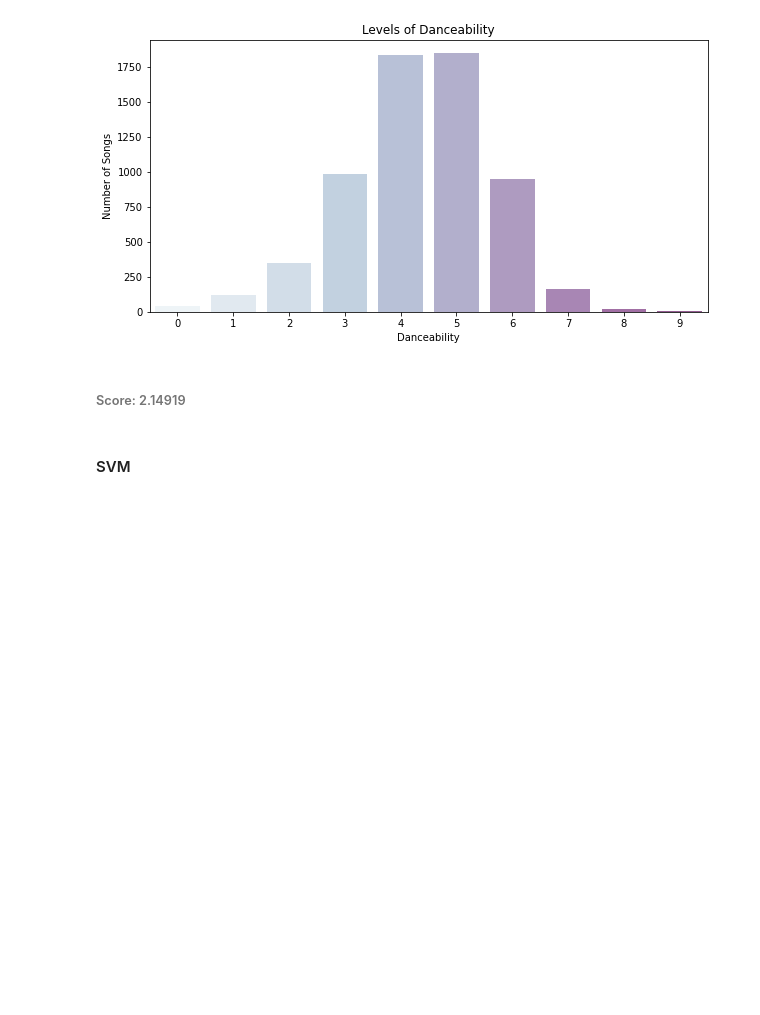
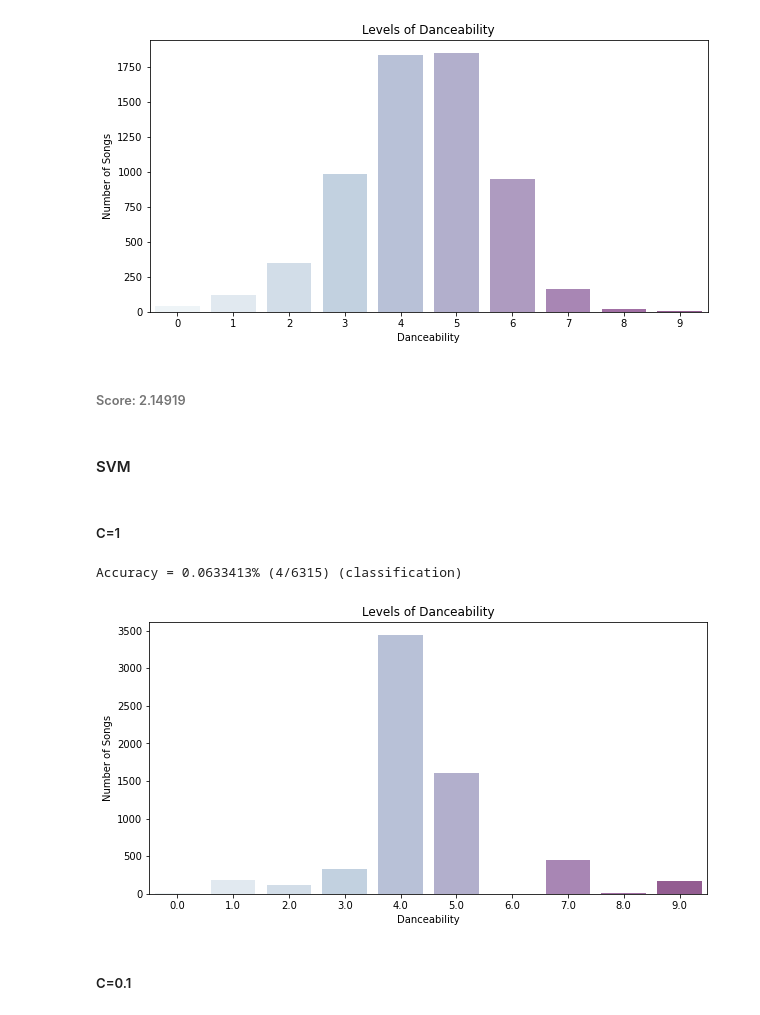
Before and after one commit to ouyang-yang/HTML, a Jupyter notebook: ML_FP.ipynb, the cells around one changed output. Drawn from its saved outputs; the diff is of its cells as text; code cells hidden in the pictures; blank space fills up the shorter version.

```diff
--- a/ML_FP.ipynb
+++ b/ML_FP.ipynb
@@ -153,3 +153,5 @@ ols_predictions_df["Danceability"] = ols_predictions_df["Danceability"].astype("
 ###### Score: 2.14919
 # %% [markdown]
 #### SVM
+# %% [markdown]
+##### C=1
@@ -156,11 +165,4 @@ ols_predictions_df["Danceability"] = ols_predictions_df["Danceability"].astype("
 # %%
-dep_var = 'Danceability'
-indep_var = ['Energy', 'Key', 'Loudness', 'Speechiness','Acousticness',\
-     'Instrumentalness', 'Liveness', 'Valence', 'Tempo','Duration_ms', 'Views', 'Likes', 'Stream']
-y_tr = df_tr[dep_var].values.tolist()
-X_tr = df_tr[indep_var].values.tolist()
-X_t = df_t[indep_var].values.tolist()
-
 # linear kernel: -t=0
 param = f'-s 0 -t 0 -c 1 -q'
 hard_svm_model = svm_train(y_tr, X_tr , param)
@@ -168,3 +170,17 @@ hard_svm_predictions_t, _, _ = svm_predict([], X_t, hard_svm_model)
 
 hard_svm_predictions_df = pd.DataFrame({'id': df_t['id'], 'Danceability': hard_svm_predictions_t})
 hard_svm_predictions_df.to_csv('svm_hard_submission.csv', index=False)
+# %% [output]
+Accuracy = 0.0633413% (4/6315) (classification)
+# %%
+hard_svm_predictions_df["Danceability"] = hard_svm_predictions_df["Danceability"].astype("category")
+# Target Variable Countplot
+plt.figure(figsize = (10, 5))
+sns.countplot(data=hard_svm_predictions_df, x="Danceability", alpha = .70, palette = "BuPu")
+plt.title("Levels of Danceability")
+plt.ylabel("Number of Songs")
+plt.show()
+# %% [output]
+[figure, added]
+# %% [markdown]
+##### C=0.1
```
Also changed, not shown: parts of 3 cells of this notebook, 8 other files.
